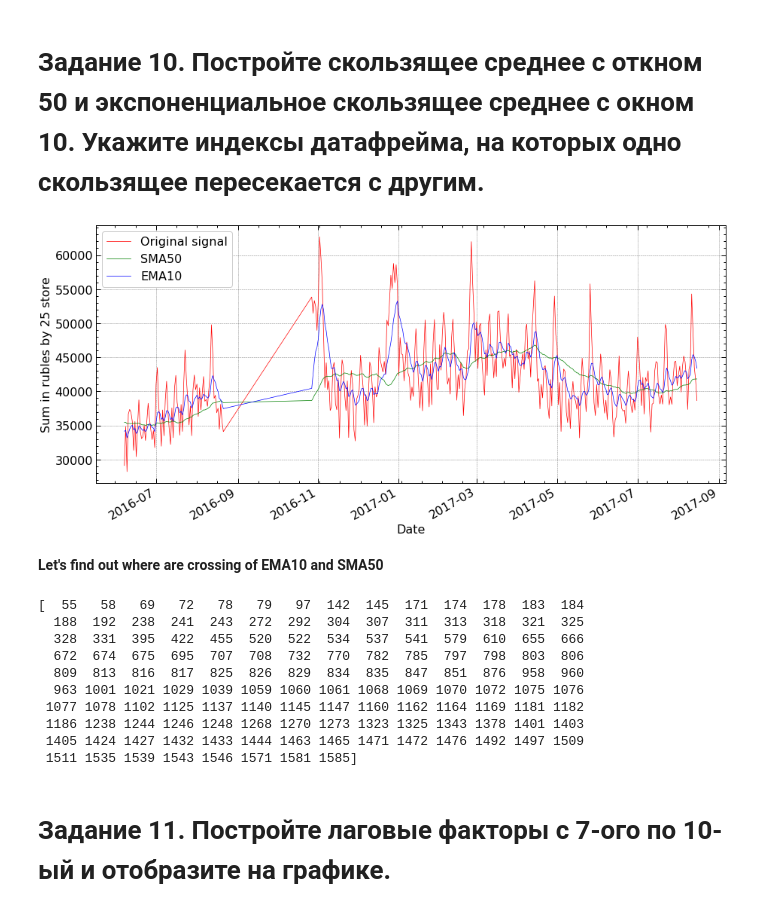
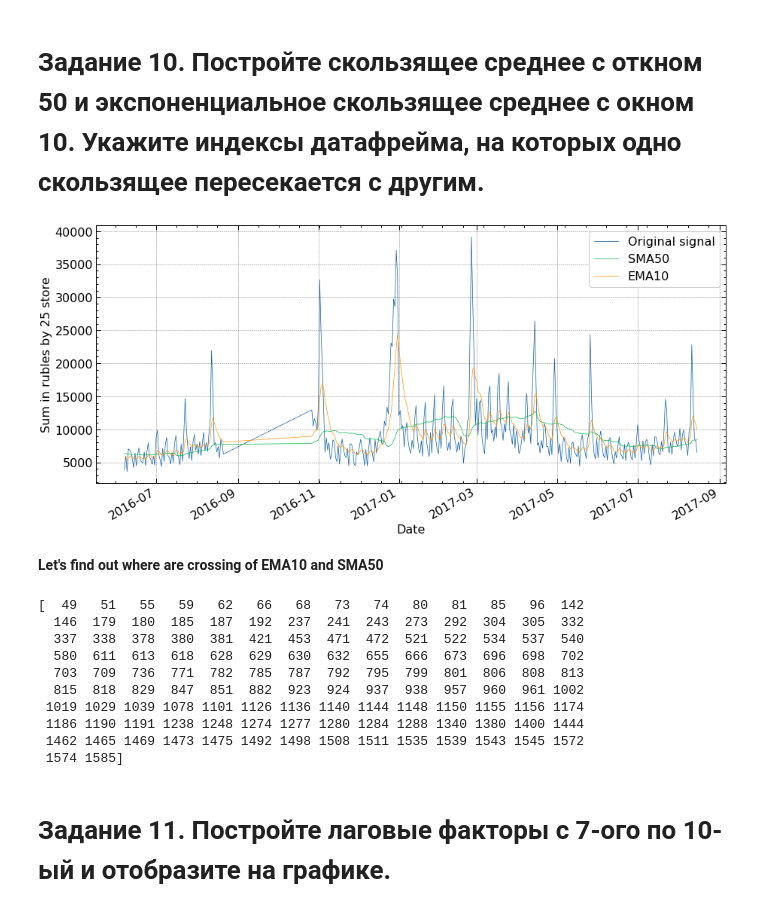
Before and after one commit to MichaelDockers/DS_projects, a Jupyter notebook: time_series_project/time_series_project.ipynb, the cells around one changed output. Cells and saved outputs as stored; diff of their text form; code cells hidden in the pictures.

```diff
--- a/time_series_project/time_series_project.ipynb
+++ b/time_series_project/time_series_project.ipynb
@@ -123,10 +123,10 @@ memory usage: 66.7+ MB
 # %% [markdown]
 ## Задание 2. Задание выполняется для магазина с номером 25. Для этого сгруппируйте данные по дате и суммируйте количество всех продаж.
 # %%
-df_25 = df_25.groupby('date')['store_nbr'].sum().reset_index()
+df_25 = df_25.groupby('date')['unit_sales'].sum().reset_index()
 df_25 = df_25.set_index(pd.DatetimeIndex(df_25['date']))
 df_25.drop('date', axis=1, inplace=True)
-df_25.rename({'store_nbr': 'original'}, axis=1, inplace=True)
+df_25.rename({'unit_sales': 'original'}, axis=1, inplace=True)
 # %% [markdown]
 ### Let's check number of values of time series
 # %%
@@ -297,7 +294,7 @@ plot_dataframe(
 # %% [markdown]
 # Задание 9. Напишите свою скользящую функцию, которая будет являться средним арифметическим между максимальным и минимальным заначением unit_sales, используя окно 10.
 # %%
-df_25['rolling_maxmin_10'] = df_25.original.rolling(window=10).apply(lambda x: (max(x) - min(x)) / 2)
+df_25['rolling_maxmin_10'] = df_25.original.rolling(window=10).apply(lambda x: (max(x) + min(x)) / 2)
 # %%
 plot_dataframe(
     df_25,
@@ -318,15 +314,14 @@ df_25['EMA10'] = df_25.original.ewm(min_periods=10, span=10).mean()
 # %%
 plot_dataframe(
     df_25,
     1250,
     ['original', 'SMA50', 'EMA10'],
-    ['red', 'green', 'blue'],
     ['Original signal', 'SMA50', 'EMA10'],
     'Date',
     'Sum in rubles by 25 store'
 )
 # %% [output]
-[figure, old version]
+[figure, new version]
 # %% [markdown]
 **Let's find out where are crossing of EMA10 and SMA50**
 # %%
@@ -336,16 +331,16 @@ df_25_diff = np.diff(df_25['sign'])
 # %%
 print(*np.where((df_25_diff > 0) | (df_25_diff < 0)))
 # %% [output]
-[  55   58   69   72   78   79   97  142  145  171  174  178  183  184
-  188  192  238  241  243  272  292  304  307  311  313  318  321  325
-  328  331  395  422  455  520  522  534  537  541  579  610  655  666
-  672  674  675  695  707  708  732  770  782  785  797  798  803  806
-  809  813  816  817  825  826  829  834  835  847  851  876  958  960
-  963 1001 1021 1029 1039 1059 1060 1061 1068 1069 1070 1072 1075 1076
- 1077 1078 1102 1125 1137 1140 1145 1147 1160 1162 1164 1169 1181 1182
- 1186 1238 1244 1246 1248 1268 1270 1273 1323 1325 1343 1378 1401 1403
- 1405 1424 1427 1432 1433 1444 1463 1465 1471 1472 1476 1492 1497 1509
- 1511 1535 1539 1543 1546 1571 1581 1585]
+[  49   51   55   59   62   66   68   73   74   80   81   85   96  142
+  146  179  180  185  187  192  237  241  243  273  292  304  305  332
+  337  338  378  380  381  421  453  471  472  521  522  534  537  540
+  580  611  613  618  628  629  630  632  655  666  673  696  698  702
+  703  709  736  771  782  785  787  792  795  799  801  806  808  813
+  815  818  829  847  851  882  923  924  937  938  957  960  961 1002
+ 1019 1029 1039 1078 1101 1126 1136 1140 1144 1148 1150 1155 1156 1174
+ 1186 1190 1191 1238 1248 1274 1277 1280 1284 1288 1340 1380 1400 1444
+ 1462 1465 1469 1473 1475 1492 1498 1508 1511 1535 1539 1543 1545 1572
+ 1574 1585]
 # %% [markdown]
 # Задание 11. Постройте лаговые факторы с 7-ого по 10-ый и отобразите на графике.
 # %%
```
Also changed, not shown: parts of 15 cells of this notebook.
